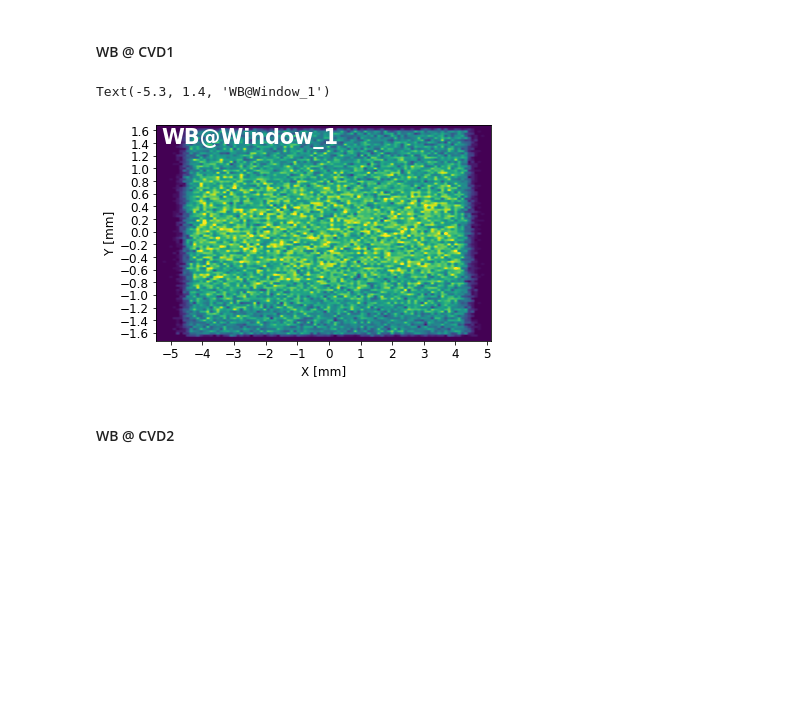
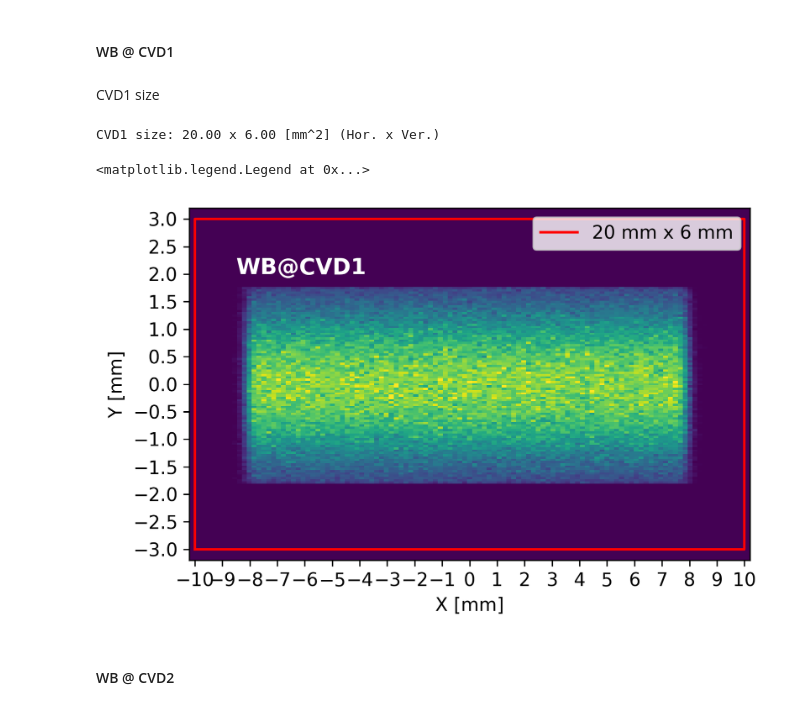
Before and after one commit to gianthk/BEATS_raytracing, a Jupyter notebook: BEATS_raytracing.ipynb, the cells around one changed output. Saved outputs shown, nothing was run; the diff lists cells and outputs as text; code cells hidden in the pictures; blank space fills up the shorter version.

```diff
--- a/BEATS_raytracing.ipynb
+++ b/BEATS_raytracing.ipynb
@@ -49,21 +49,21 @@ WB_FixedMask = np.load(source_plots_dir + 'BEATS_WB_7428mm_withCrotch.npy')
 X_WB_FixedMask = pd.read_csv(source_plots_dir + 'BEATS_WB_7428mm_withCrotch_X.csv', sep=',', names=['X', 'I'], skiprows=[0])
 Y_WB_FixedMask = pd.read_csv(source_plots_dir + 'BEATS_WB_7428mm_withCrotch_Y.csv', sep=',', names=['Y', 'I'], skiprows=[0])
 
-WB_CVD1 = np.load(source_plots_dir + 'BEATS_WB_9m_withMask.npy')
-X_WB_CVD1 = pd.read_csv(source_plots_dir + 'BEATS_WB_9m_withMask_X.csv', sep=',', names=['X', 'I'], skiprows=[0])
-Y_WB_CVD1 = pd.read_csv(source_plots_dir + 'BEATS_WB_9m_withMask_Y.csv', sep=',', names=['Y', 'I'], skiprows=[0])
+WB_CVD1 = np.load(source_plots_dir + 'BEATS_WB_9m.npy')
+X_WB_CVD1 = pd.read_csv(source_plots_dir + 'BEATS_WB_9m_X.csv', sep=',', names=['X', 'I'], skiprows=[0])
+Y_WB_CVD1 = pd.read_csv(source_plots_dir + 'BEATS_WB_9m_Y.csv', sep=',', names=['Y', 'I'], skiprows=[0])
 
-WB_CVD2 = np.load(source_plots_dir + 'BEATS_WB_CVD2_withMask.npy')
-X_WB_CVD2 = pd.read_csv(source_plots_dir + 'BEATS_WB_CVD2_withMask_X.csv', sep=',', names=['X', 'I'], skiprows=[0])
-Y_WB_CVD2 = pd.read_csv(source_plots_dir + 'BEATS_WB_CVD2_withMask_Y.csv', sep=',', names=['Y', 'I'], skiprows=[0])
+WB_CVD2 = np.load(source_plots_dir + 'BEATS_WB_37.9m.npy')
+X_WB_CVD2 = pd.read_csv(source_plots_dir + 'BEATS_WB_37.9m_X.csv', sep=',', names=['X', 'I'], skiprows=[0])
+Y_WB_CVD2 = pd.read_csv(source_plots_dir + 'BEATS_WB_37.9m_Y.csv', sep=',', names=['Y', 'I'], skiprows=[0])
 
-WB_42m = np.load(source_plots_dir + 'BEATS_WB_42m_withMask.npy')
-X_WB_42m = pd.read_csv(source_plots_dir + 'BEATS_WB_42m_withMask_X.csv', sep=',', names=['X', 'I'], skiprows=[0])
-Y_WB_42m = pd.read_csv(source_plots_dir + 'BEATS_WB_42m_withMask_Y.csv', sep=',', names=['Y', 'I'], skiprows=[0])
+WB_42m = np.load(source_plots_dir + 'BEATS_WB_42m.npy')
+X_WB_42m = pd.read_csv(source_plots_dir + 'BEATS_WB_42m_X.csv', sep=',', names=['X', 'I'], skiprows=[0])
+Y_WB_42m = pd.read_csv(source_plots_dir + 'BEATS_WB_42m_Y.csv', sep=',', names=['Y', 'I'], skiprows=[0])
 
-WB_42m_slits500um = np.load(source_plots_dir + 'BEATS_WB_42m_withMask_slits500um.npy')
-X_WB_42m_slits500um = pd.read_csv(source_plots_dir + 'BEATS_WB_42m_withMask_slits500um_X.csv', sep=',', names=['X', 'I'], skiprows=[0])
-Y_WB_42m_slits500um = pd.read_csv(source_plots_dir + 'BEATS_WB_42m_withMask_slits500um_Y.csv', sep=',', names=['Y', 'I'], skiprows=[0])
+WB_42m_slits500um = np.load(source_plots_dir + 'BEATS_WB_42m_slits0.5mm.npy')
+X_WB_42m_slits500um = pd.read_csv(source_plots_dir + 'BEATS_WB_42m_slits0.5mm_X.csv', sep=',', names=['X', 'I'], skiprows=[0])
+Y_WB_42m_slits500um = pd.read_csv(source_plots_dir + 'BEATS_WB_42m_slits0.5mm_Y.csv', sep=',', names=['Y', 'I'], skiprows=[0])
 # %% [markdown]
 #### WB @ Fix Mask
 # %%
@@ -84,17 +84,29 @@ Text(-13.5, 2.5, 'WB@7.4m')
 # %% [markdown]
 #### WB @ CVD1
+# %% [markdown]
+CVD1 size
+# %%
+CVD1a = np.array([20, 6]) # [mm] (Hor. x Ver.)
+CVD1 = np.array([[-CVD1a[0]/2, CVD1a[0]/2], [-CVD1a[1]/2, CVD1a[1]/2]])
+print(f"CVD1 size: {CVD1a[0]:.2f} x {CVD1a[1]:.2f} [mm^2] (Hor. x Ver.)")
+# %% [output]
+CVD1 size: 20.00 x 6.00 [mm^2] (Hor. x Ver.)
 # %%
 f, ax = plt.subplots()
 plt.imshow(WB_CVD1, extent=[X_WB_CVD1['X'].min()*0.001,X_WB_CVD1['X'].max()*0.001,Y_WB_CVD1['Y'].min()*0.001,Y_WB_CVD1['Y'].max()*0.001], aspect=2)
-plt.clim(0,28)
+plt.plot(np.array([CVD1[0,0], CVD1[0,1], CVD1[0,1], CVD1[0,0], CVD1[0,0]]), np.array([CVD1[1,0], CVD1[1,0], CVD1[1,1], CVD1[1,1], CVD1[1,0]]), 'r')
+ax.set_facecolor('#440154FF')
+plt.clim(0,120)
 plt.xlabel('X [mm]')
 plt.ylabel('Y [mm]')
-plt.xticks(np.arange(-5, 6, 1))
-plt.yticks(np.arange(-1.6, 1.8, 0.2))
-ax.annotate('WB@Window_1', xy=(-5.3, 1.4), xytext=(-5.3, 1.4), fontsize='xx-large', weight='bold', c='w')
+plt.xticks(np.arange(-10, 11, 1))
+plt.yticks(np.arange(-3, 3.5, 0.5))
+ax.set(xlim=(-10.2, 10.2), ylim=(-3.2, 3.2))
+ax.annotate('WB@CVD1', xy=(-8.5, 2), xytext=(-8.5, 2), fontsize='large', weight='bold', c='w')
+plt.legend(["{H:02.0f} mm x {V} mm".format(H=CVD1a[0], V=CVD1a[1])], loc='upper right')
 # f.savefig("WB_snapshot_CVD1.png", bbox_inches='tight', dpi=600)
 # %% [output]
-Text(-5.3, 1.4, 'WB@Window_1')
+<matplotlib.legend.Legend at 0x...>
-[figure, old version]
+[figure, new version]
 # %% [markdown]
 #### WB @ CVD2
```
Also changed, not shown: parts of 13 cells of this notebook.
